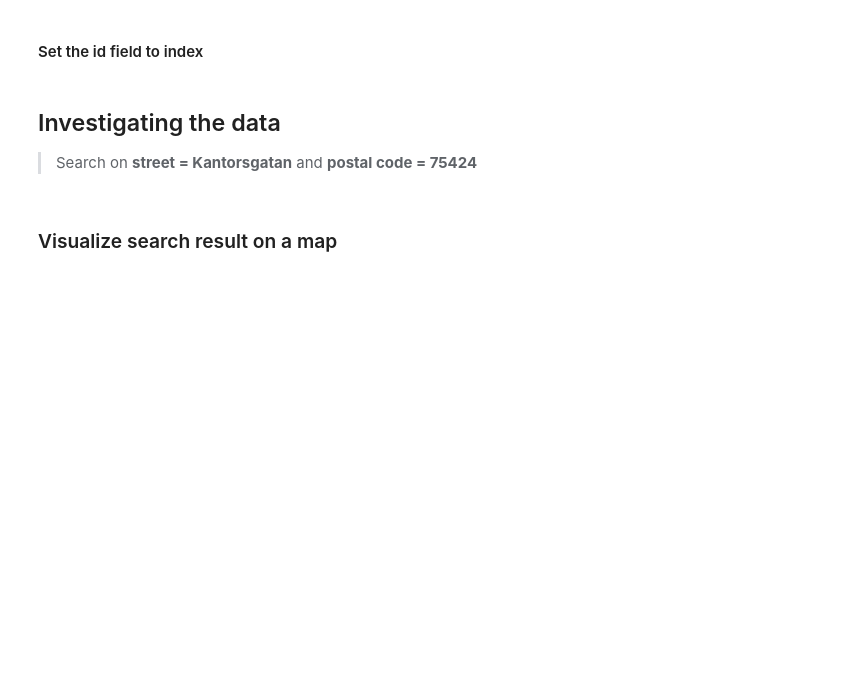
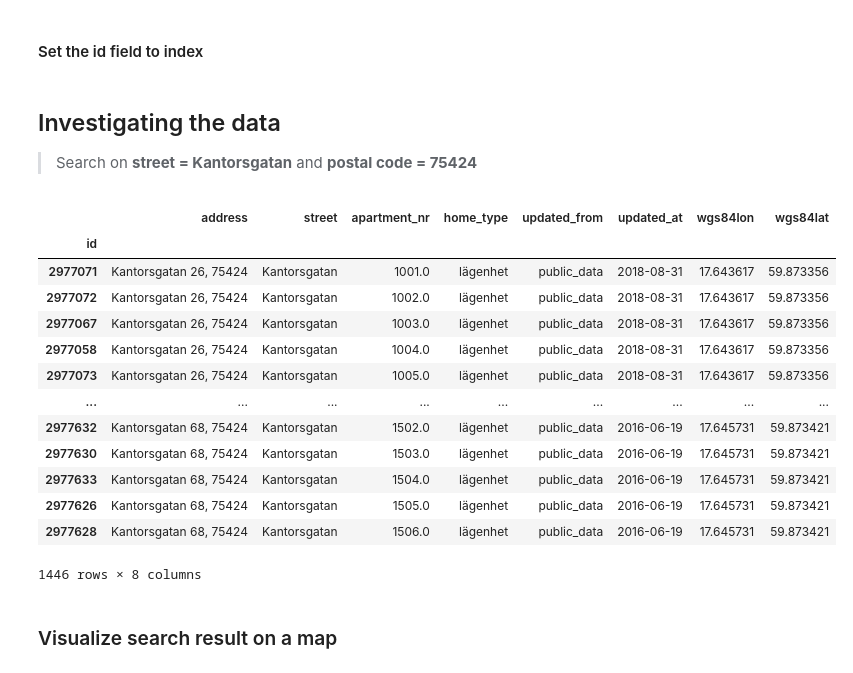
Before and after one commit to Valueguard-Index-Sweden/valueguard-jupyter-notebooks, a Jupyter notebook: notebooks/valueguard-residential-registry-full.ipynb, the cells around one changed output. Saved outputs shown, nothing was run; the diff lists cells and outputs as text; code cells hidden in the pictures; blank space fills up the shorter version.

```diff
--- a/notebooks/valueguard-residential-registry-full.ipynb
+++ b/notebooks/valueguard-residential-registry-full.ipynb
@@ -134,8 +138,23 @@ residential_registry_df.set_index('id', inplace=True)
 
 > Search on **street = Kantorsgatan** and **postal code  = 75424**
 # %%
-residential_registry_df_search = residential_registry_df[(residential_registry_df['street'] == 'Kantorsgatan') & (residential_registry_df['postal_code'] == "75424")][['id','address','street','apartment_nr','home_type','updated_from', 'updated_at','wgs84lon','wgs84lat']]
+residential_registry_df_search = residential_registry_df[(residential_registry_df['street'] == 'Kantorsgatan') & (residential_registry_df['postal_code'] == "75424")][['address','street','apartment_nr','home_type','updated_from', 'updated_at','wgs84lon','wgs84lat']]
 residential_registry_df_search
+# %% [output]
+|  | address | street | apartment_nr | home_type | updated_from | updated_at | wgs84lon | wgs84lat |
+| id |  |  |  |  |  |  |  |  |
+| 2977071 | Kantorsgatan 26, 75424 | Kantorsgatan | 1001.0 | lägenhet | public_data | 2018-08-31 | 17.643617 | 59.873356 |
+| 2977072 | Kantorsgatan 26, 75424 | Kantorsgatan | 1002.0 | lägenhet | public_data | 2018-08-31 | 17.643617 | 59.873356 |
+| 2977067 | Kantorsgatan 26, 75424 | Kantorsgatan | 1003.0 | lägenhet | public_data | 2018-08-31 | 17.643617 | 59.873356 |
+| 2977058 | Kantorsgatan 26, 75424 | Kantorsgatan | 1004.0 | lägenhet | public_data | 2018-08-31 | 17.643617 | 59.873356 |
+| 2977073 | Kantorsgatan 26, 75424 | Kantorsgatan | 1005.0 | lägenhet | public_data | 2018-08-31 | 17.643617 | 59.873356 |
+| ... | ... | ... | ... | ... | ... | ... | ... | ... |
+| 2977632 | Kantorsgatan 68, 75424 | Kantorsgatan | 1502.0 | lägenhet | public_data | 2016-06-19 | 17.645731 | 59.873421 |
+| 2977630 | Kantorsgatan 68, 75424 | Kantorsgatan | 1503.0 | lägenhet | public_data | 2016-06-19 | 17.645731 | 59.873421 |
+| 2977633 | Kantorsgatan 68, 75424 | Kantorsgatan | 1504.0 | lägenhet | public_data | 2016-06-19 | 17.645731 | 59.873421 |
+| 2977626 | Kantorsgatan 68, 75424 | Kantorsgatan | 1505.0 | lägenhet | public_data | 2016-06-19 | 17.645731 | 59.873421 |
+| 2977628 | Kantorsgatan 68, 75424 | Kantorsgatan | 1506.0 | lägenhet | public_data | 2016-06-19 | 17.645731 | 59.873421 |
+1446 rows × 8 columns
 # %% [markdown]
 ### Visualize search result on a map
 # %%
```
Also changed, not shown: parts of 6 cells of this notebook, 1 other file.
